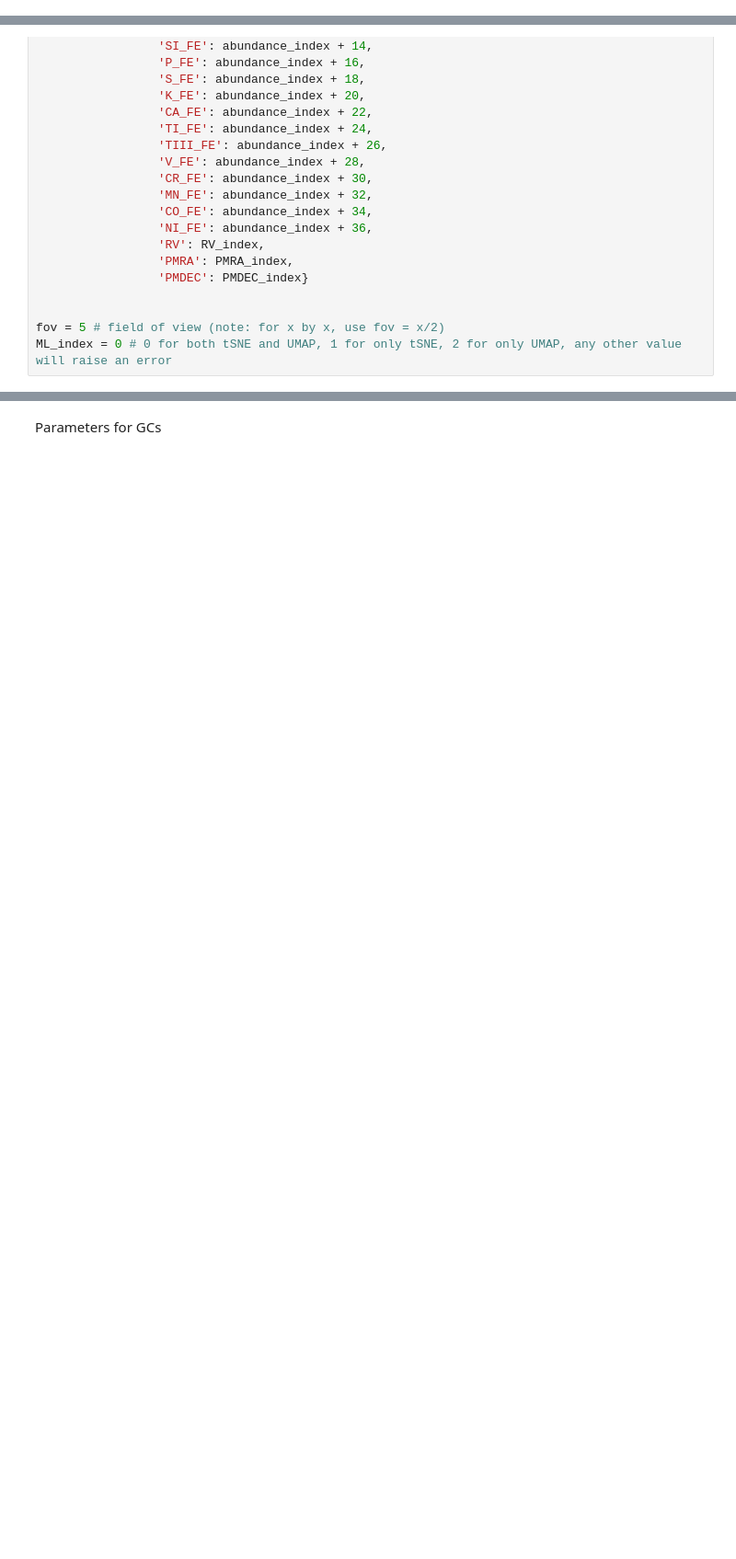
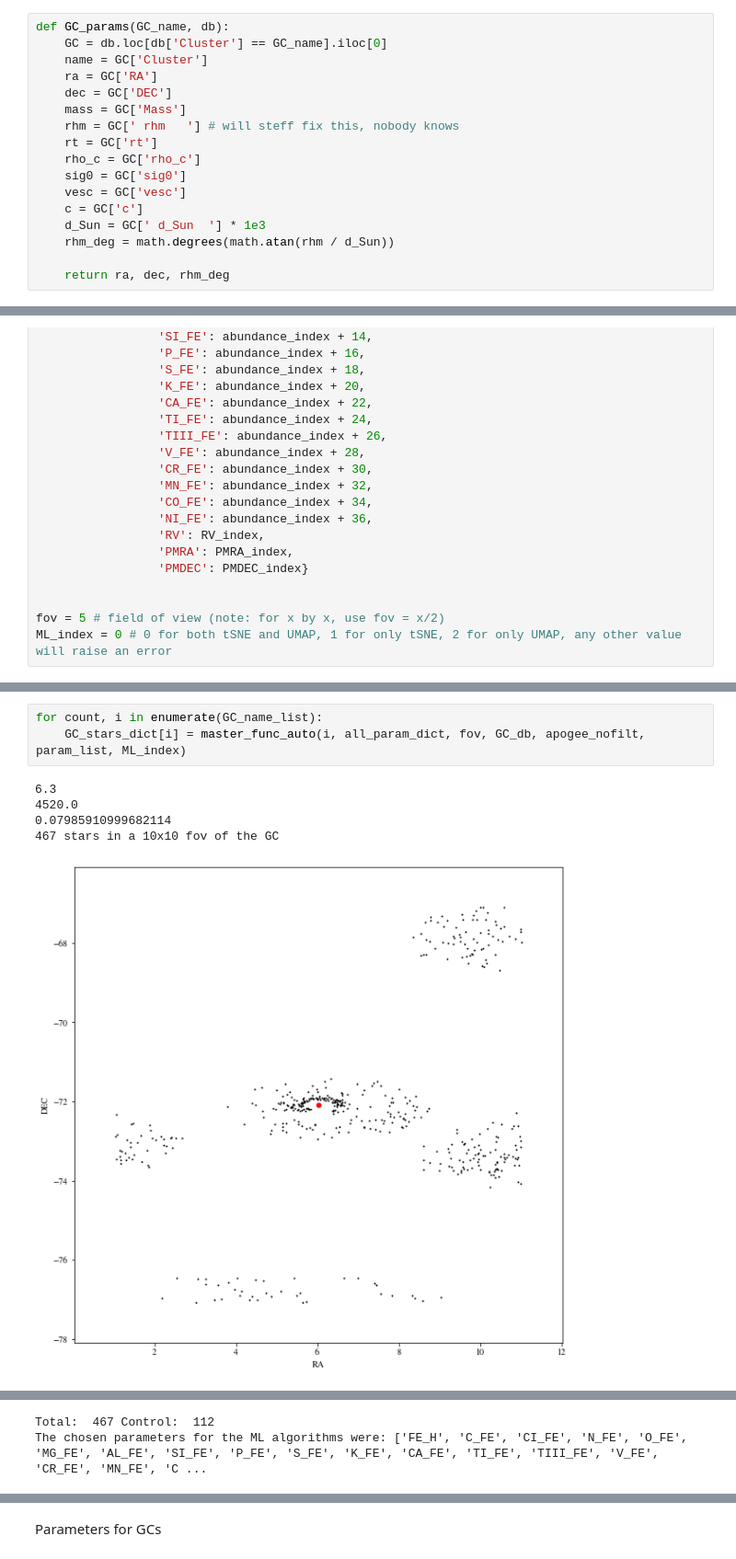
Before and after one commit to webbjj/GALACTIC_Group, a Jupyter notebook: group_folders/Ryan's folder/tsne_GC_exploration.ipynb, the cells around one changed output, grey strips where cells are left out. Shown at 92% size. Cells and saved outputs as stored; diff of their text form; blank space fills up the shorter version.

```diff
--- a/group_folders/Ryan's folder/tsne_GC_exploration.ipynb
+++ b/group_folders/Ryan's folder/tsne_GC_exploration.ipynb
@@ -489,0 +415,17 @@ def choose_params(master_param_dict):
+# %%
+def GC_params(GC_name, db):
+    GC = db.loc[db['Cluster'] == GC_name].iloc[0]
+    name = GC['Cluster']
+    ra = GC['RA']
+    dec = GC['DEC']
+    mass = GC['Mass']
+    rhm = GC[' rhm   '] # will steff fix this, nobody knows
+    rt = GC['rt']
+    rho_c = GC['rho_c']
+    sig0 = GC['sig0']
+    vesc = GC['vesc']
+    c = GC['c']
+    d_Sun = GC[' d_Sun  '] * 1e3
+    rhm_deg = math.degrees(math.atan(rhm / d_Sun))
+
+    return ra, dec, rhm_deg
@@ -600,0 +614,9 @@ ML_index = 0 # 0 for both tSNE and UMAP, 1 for only tSNE, 2 for only UMAP, any o
+# %%
+for count, i in enumerate(GC_name_list):
+    GC_stars_dict[i] = master_func_auto(i, all_param_dict, fov, GC_db, apogee_nofilt, param_list, ML_index)
+# %% [output]
+6.3
+4520.0
+0.07985910999682114
+467 stars in a 10x10 fov of the GC
+[figure, added]
@@ -600,0 +634,2 @@ ML_index = 0 # 0 for both tSNE and UMAP, 1 for only tSNE, 2 for only UMAP, any o
+Total:  467 Control:  112
+The chosen parameters for the ML algorithms were: ['FE_H', 'C_FE', 'CI_FE', 'N_FE', 'O_FE', 'MG_FE', 'AL_FE', 'SI_FE', 'P_FE', 'S_FE', 'K_FE', 'CA_FE', 'TI_FE', 'TIII_FE', 'V_FE', 'CR_FE', 'MN_FE', 'C ...
```
Also changed, not shown: parts of 24 cells of this notebook.
